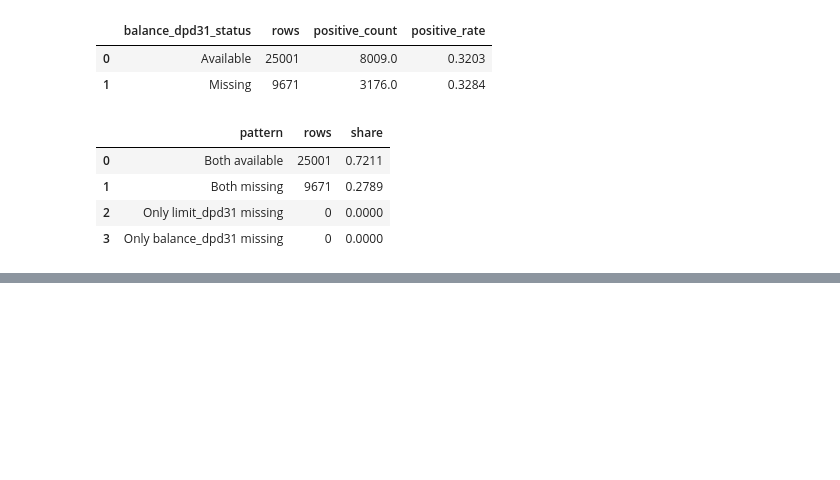
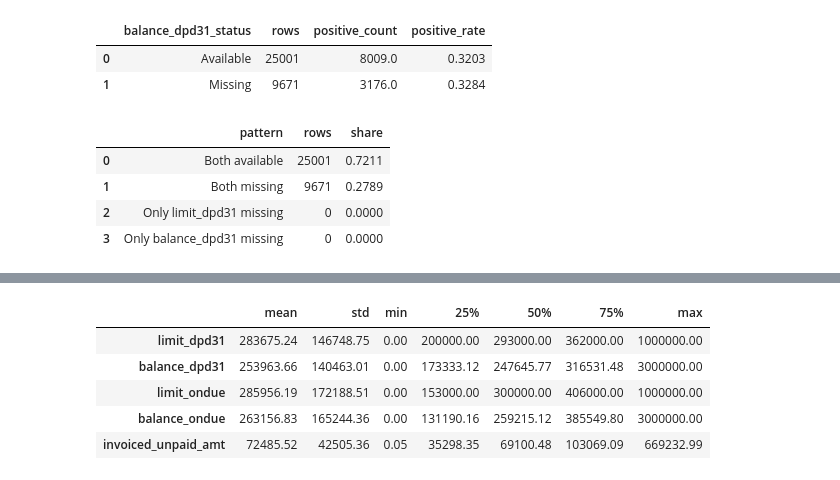
Before and after one commit to Khishigjargal42/toki_ds_task, a Jupyter notebook: notebooks/Toki_DPD91_Final.ipynb, the cells around one changed output, grey strips where cells are left out. Cells and saved outputs as stored; diff of their text form; code cells hidden in the pictures; blank space fills up the shorter version.

```diff
--- a/notebooks/Toki_DPD91_Final.ipynb
+++ b/notebooks/Toki_DPD91_Final.ipynb
@@ -1868,0 +1914,20 @@ display(distribution_summary)
+# %%
+# ============================================================
+# 9.6.2 Apply Train-Derived Median Imputation
+# ============================================================
+
+X_train = X_train_raw.fillna(imputation_values)
+X_val = X_val_raw.fillna(imputation_values)
+X_test = X_test_raw.fillna(imputation_values)
+X_pred = X_pred_raw.fillna(imputation_values)
+
+print("Missing values after imputation:")
+
+imputed_missing_summary = pd.DataFrame({
+    "Train": X_train.isna().sum(),
+    "Validation": X_val.isna().sum(),
+    "Test": X_test.isna().sum(),
+    "Prediction": X_pred.isna().sum(),
+})
+
+display(imputed_missing_summary)
@@ -1868,0 +2021,19 @@ display(distribution_summary)
+# %%
+# ============================================================
+# 9.3 Feature Statistics After Imputation
+# ============================================================
+
+feature_summary = X_train.describe().T
+
+display(
+    feature_summary[
+        ["mean", "std", "min", "25%", "50%", "75%", "max"]
+    ].round(2)
+)
+# %% [output]
+|  | mean | std | min | 25% | 50% | 75% | max |
+| limit_dpd31 | 283675.24 | 146748.75 | 0.00 | 200000.00 | 293000.00 | 362000.00 | 1000000.00 |
+| balance_dpd31 | 253963.66 | 140463.01 | 0.00 | 173333.12 | 247645.77 | 316531.48 | 3000000.00 |
+| limit_ondue | 285956.19 | 172188.51 | 0.00 | 153000.00 | 300000.00 | 406000.00 | 1000000.00 |
+| balance_ondue | 263156.83 | 165244.36 | 0.00 | 131190.16 | 259215.12 | 385549.80 | 3000000.00 |
+| invoiced_unpaid_amt | 72485.52 | 42505.36 | 0.05 | 35298.35 | 69100.48 | 103069.09 | 669232.99 |
```
Also changed, not shown: parts of 7 cells of this notebook.
